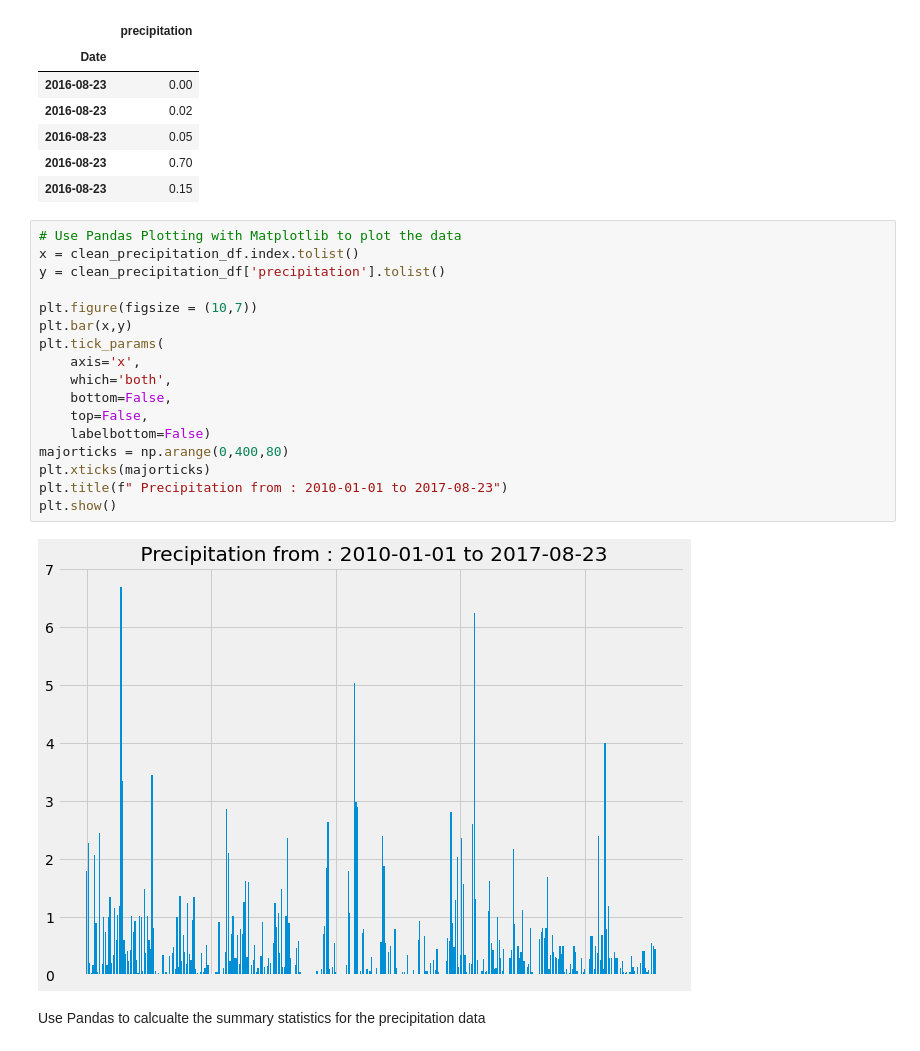
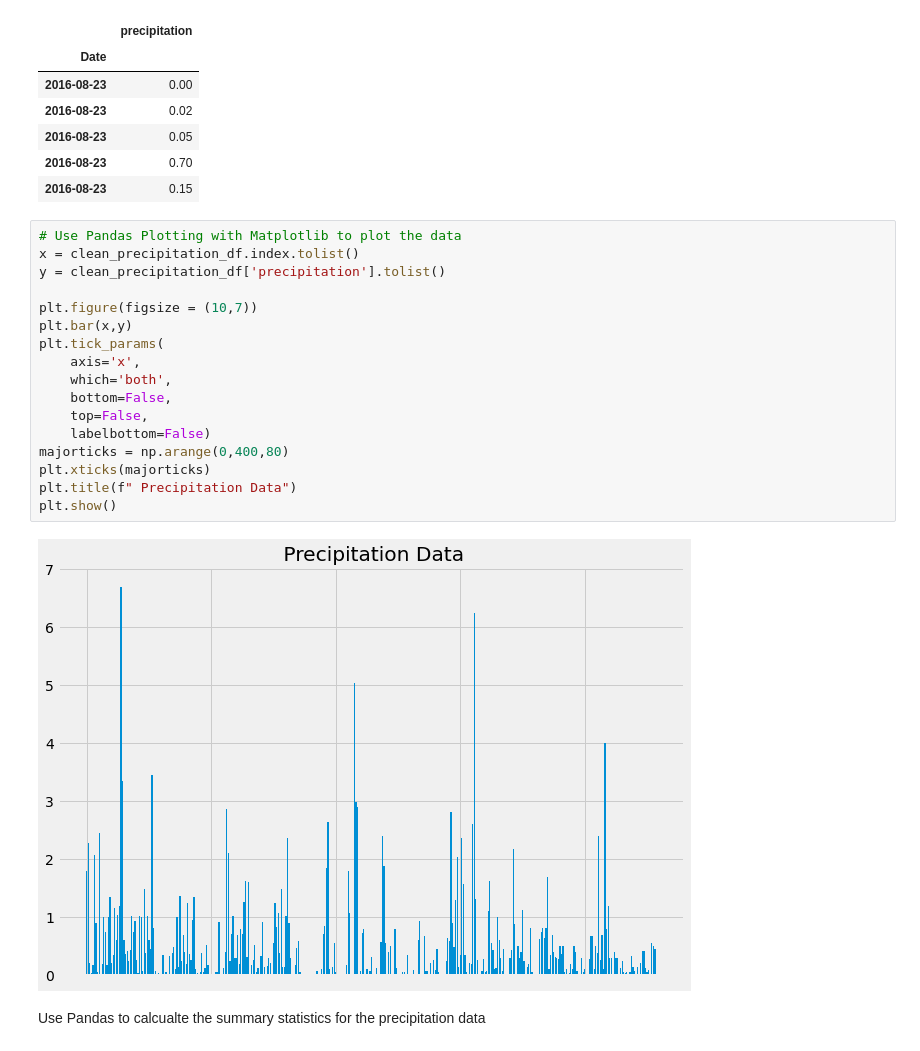
Before and after one commit to leilazintsem/SQLalchemy-Challenge, a Jupyter notebook: climate_script.ipynb, the cells around one changed output. Cells and saved outputs as stored; diff of their text form.

```diff
--- a/climate_script.ipynb
+++ b/climate_script.ipynb
@@ -117,22 +117,22 @@ clean_precipitation_df.head()
 # %%
 # Use Pandas Plotting with Matplotlib to plot the data
 x = clean_precipitation_df.index.tolist()
 y = clean_precipitation_df['precipitation'].tolist()
 
 plt.figure(figsize = (10,7))
 plt.bar(x,y)
 plt.tick_params(
     axis='x',
     which='both',
     bottom=False,
     top=False,
     labelbottom=False)
 majorticks = np.arange(0,400,80)
 plt.xticks(majorticks)
-plt.title(f" Precipitation from : 2010-01-01 to 2017-08-23")
+plt.title(f" Precipitation Data")
 plt.show()
 # %% [output]
-[figure, old version]
+[figure, new version]
 # %% [markdown]
 Use Pandas to calcualte the summary statistics for the precipitation data
 # %%
```
Also changed, not shown: 2 other files.
